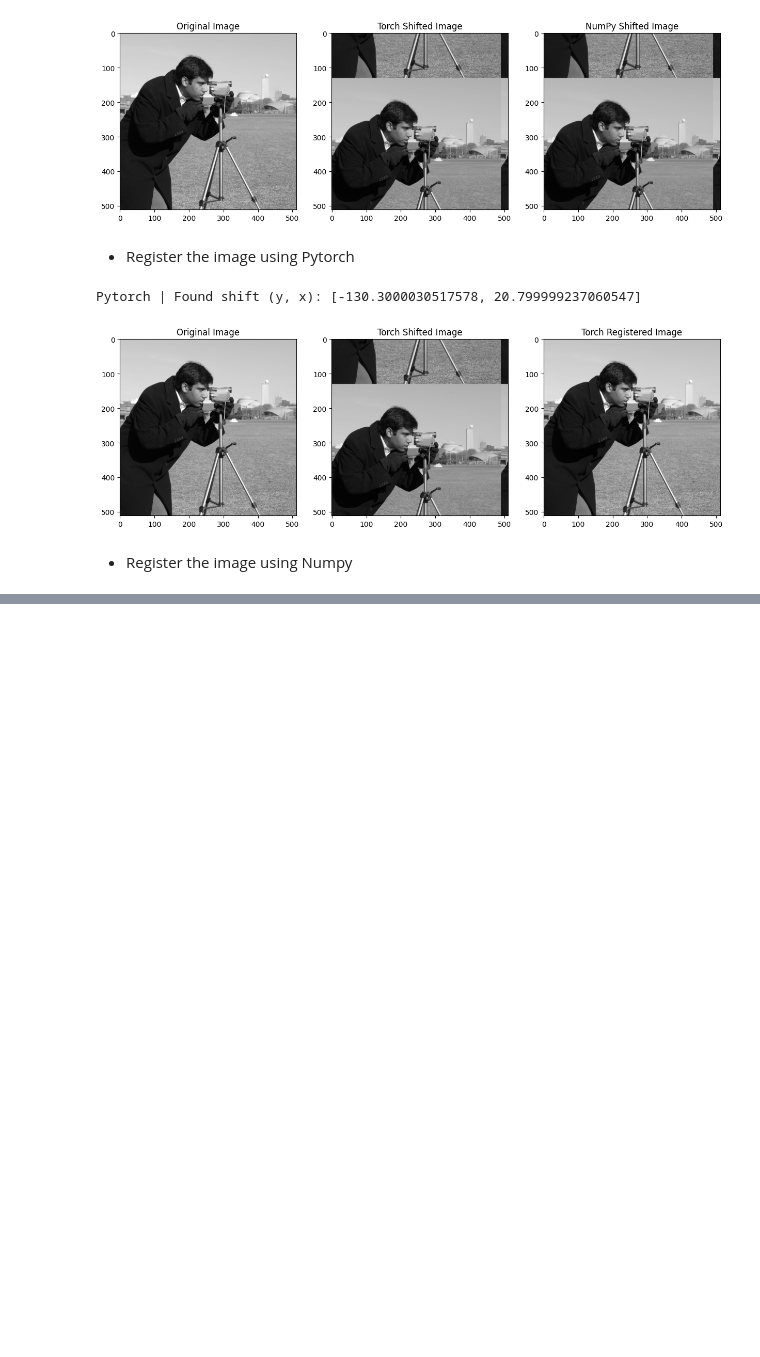
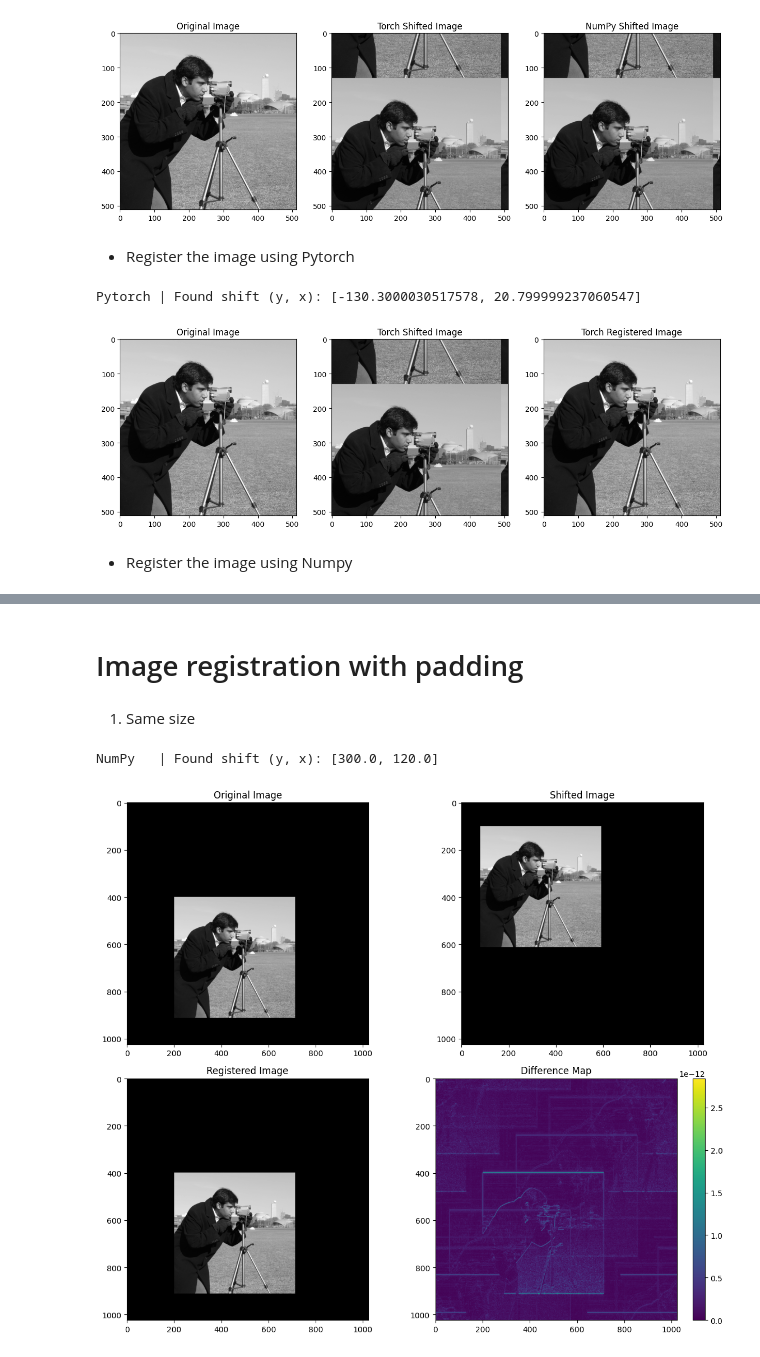
Before and after one commit to jjesusrj/IMPRO_TOOLS, a Jupyter notebook: examples/DFT_registration_example.ipynb, the cells around one changed output, grey strips where cells are left out. Saved outputs shown, nothing was run; the diff lists cells and outputs as text; code cells hidden in the pictures; blank space fills up the shorter version.

Commit message:
Added DFT registration with padding

```diff
--- a/examples/DFT_registration_example.ipynb
+++ b/examples/DFT_registration_example.ipynb
@@ -107,0 +113,43 @@ NumPy   | Found shift (y, x): [-130.3, 20.8]
+# %% [markdown]
+# Image registration with padding
+# %% [markdown]
+1) Same size
+# %%
+# Define the DFT registration with the padding size
+pad_size = (1024, 1024)
+numpy_reg = Numpy_DFT_Registrator(img_size=pad_size, usfac=20)
+
+# Add the camera image to the padded (zeros) image in the initial position
+h, w = img.shape
+img_pos = (400, 200)
+img_pad = np.zeros(pad_size)
+img_pad[img_pos[0]:img_pos[0]+w, img_pos[1]:img_pos[1]+h] = img
+
+# Add the camera image to a new padded image in a different position (shifted0)
+img_shifted_pos = (100, 80)
+img_shifted_pad = np.zeros(pad_size)
+img_shifted_pad[img_shifted_pos[0]:img_shifted_pos[0]+w, img_shifted_pos[1]:img_shifted_pos[1]+h] = img
+
+# Register the image
+numpy_reg_shift, numpy_img_registered = numpy_reg(img_pad, img_shifted_pad)
+print("NumPy   | Found shift (y, x):", numpy_reg_shift)
+
+plt.figure(figsize=(12,10))
+plt.subplot(221)
+plt.imshow(img_pad, cmap='gray')
+plt.title("Original Image")
+plt.subplot(222)
+plt.imshow(img_shifted_pad, cmap='gray')
+plt.title("Shifted Image")
+plt.subplot(223)
+plt.imshow(numpy_img_registered, cmap='gray')
+plt.title("Registered Image")
+plt.subplot(224)
+plt.imshow(np.abs(img_pad-numpy_img_registered))
+plt.colorbar()
+plt.title("Difference Map")
+plt.tight_layout()
+plt.show()
+# %% [output]
+NumPy   | Found shift (y, x): [300.0, 120.0]
+[figure, added]
```
Also changed, not shown: parts of 6 cells of this notebook, 2 other files.
